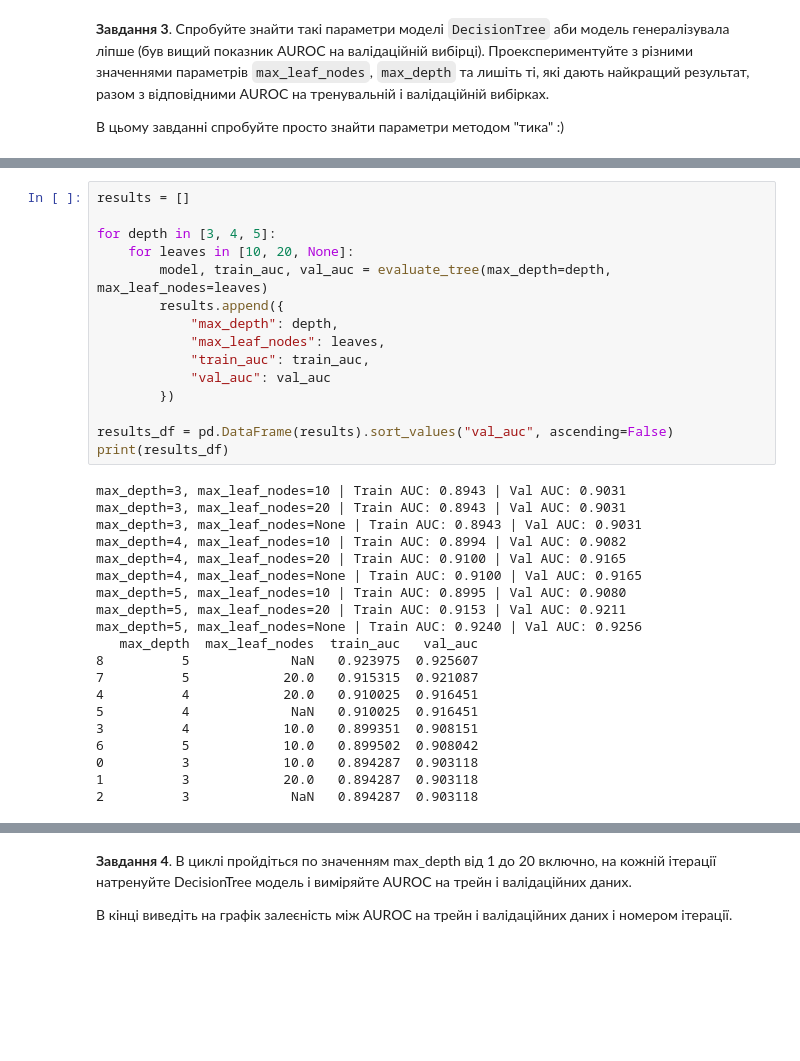
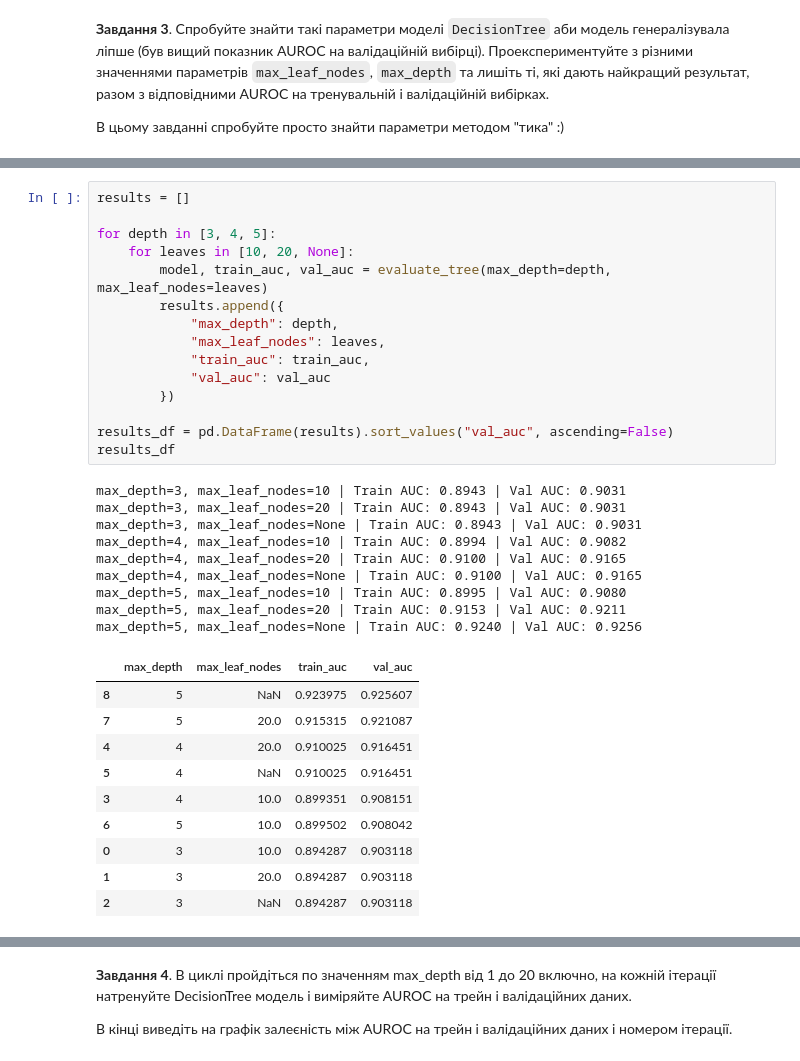
Before and after one commit to LiubovRev/Fake-News-Detector, a Jupyter notebook: decision_trees/HW_2_3_Дерева_прийняття_рішень.ipynb, the cells around one changed output, grey strips where cells are left out. Saved outputs shown, nothing was run; the diff lists cells and outputs as text; blank space fills up the shorter version.

```diff
--- a/decision_trees/HW_2_3_Дерева_прийняття_рішень.ipynb
+++ b/decision_trees/HW_2_3_Дерева_прийняття_рішень.ipynb
@@ -195,38 +166,38 @@ max_depth=5, max_leaf_nodes=None | Train AUC: 0.9240 | Val AUC: 0.9256
 # %%
 results = []
 
 for depth in [3, 4, 5]:
     for leaves in [10, 20, None]:
         model, train_auc, val_auc = evaluate_tree(max_depth=depth, max_leaf_nodes=leaves)
         results.append({
             "max_depth": depth,
             "max_leaf_nodes": leaves,
             "train_auc": train_auc,
             "val_auc": val_auc
         })
 
 results_df = pd.DataFrame(results).sort_values("val_auc", ascending=False)
-print(results_df)
+results_df
 # %% [output]
 max_depth=3, max_leaf_nodes=10 | Train AUC: 0.8943 | Val AUC: 0.9031
 max_depth=3, max_leaf_nodes=20 | Train AUC: 0.8943 | Val AUC: 0.9031
 max_depth=3, max_leaf_nodes=None | Train AUC: 0.8943 | Val AUC: 0.9031
 max_depth=4, max_leaf_nodes=10 | Train AUC: 0.8994 | Val AUC: 0.9082
 max_depth=4, max_leaf_nodes=20 | Train AUC: 0.9100 | Val AUC: 0.9165
 max_depth=4, max_leaf_nodes=None | Train AUC: 0.9100 | Val AUC: 0.9165
 max_depth=5, max_leaf_nodes=10 | Train AUC: 0.8995 | Val AUC: 0.9080
 max_depth=5, max_leaf_nodes=20 | Train AUC: 0.9153 | Val AUC: 0.9211
 max_depth=5, max_leaf_nodes=None | Train AUC: 0.9240 | Val AUC: 0.9256
-   max_depth  max_leaf_nodes  train_auc   val_auc
-8          5             NaN   0.923975  0.925607
-7          5            20.0   0.915315  0.921087
-4          4            20.0   0.910025  0.916451
-5          4             NaN   0.910025  0.916451
-3          4            10.0   0.899351  0.908151
-6          5            10.0   0.899502  0.908042
-0          3            10.0   0.894287  0.903118
-1          3            20.0   0.894287  0.903118
-2          3             NaN   0.894287  0.903118
+|  | max_depth | max_leaf_nodes | train_auc | val_auc |
+| 8 | 5 | NaN | 0.923975 | 0.925607 |
+| 7 | 5 | 20.0 | 0.915315 | 0.921087 |
+| 4 | 4 | 20.0 | 0.910025 | 0.916451 |
+| 5 | 4 | NaN | 0.910025 | 0.916451 |
+| 3 | 4 | 10.0 | 0.899351 | 0.908151 |
+| 6 | 5 | 10.0 | 0.899502 | 0.908042 |
+| 0 | 3 | 10.0 | 0.894287 | 0.903118 |
+| 1 | 3 | 20.0 | 0.894287 | 0.903118 |
+| 2 | 3 | NaN | 0.894287 | 0.903118 |
 # %%
 best_model = DecisionTreeClassifier(max_depth=4, max_leaf_nodes=10, random_state=42)
 best_model.fit(X_train, y_train)
```
Also changed, not shown: parts of 5 cells of this notebook.
